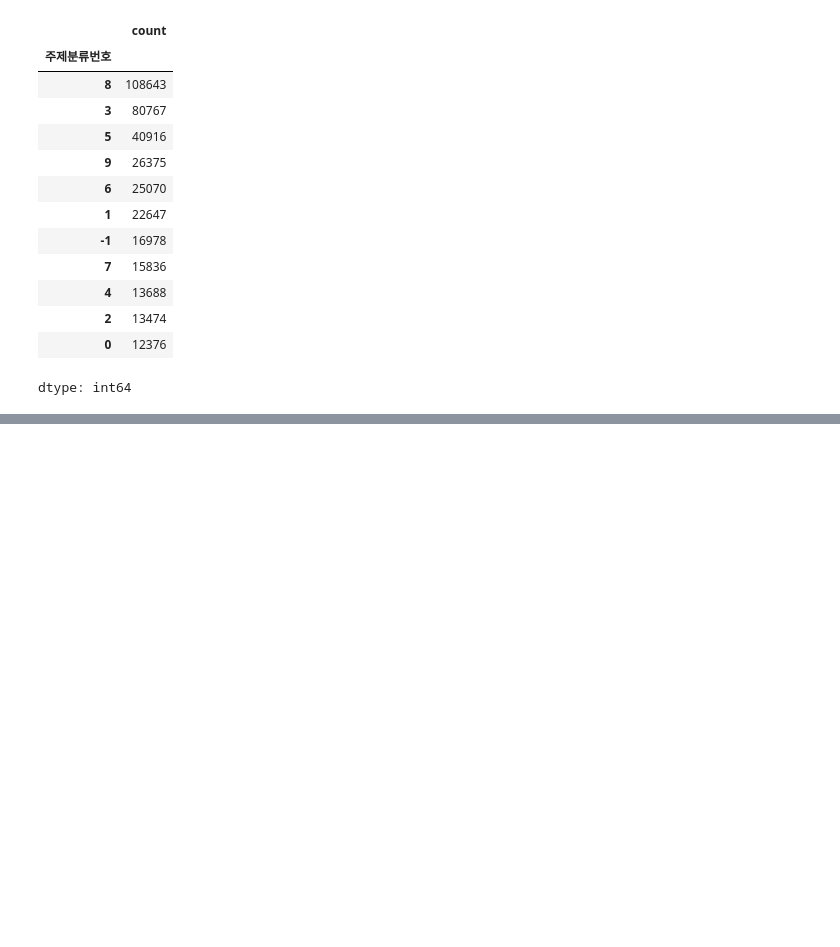
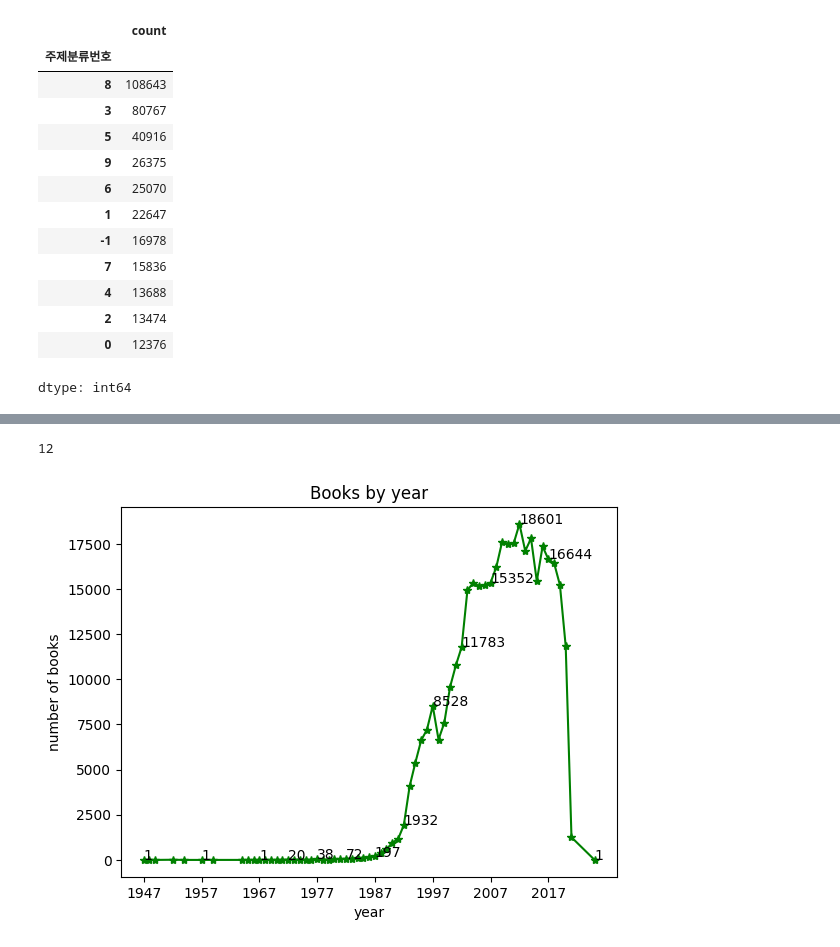
Before and after one commit to seha111111/data_anal, a Jupyter notebook: ch05_line.ipynb, the cells around one changed output, grey strips where cells are left out. Cells and saved outputs as stored; diff of their text form; code cells hidden in the pictures; blank space fills up the shorter version.

```diff
--- a/ch05_line.ipynb
+++ b/ch05_line.ipynb
@@ -105,0 +254,23 @@ dtype: int64
+# %%
+ns_book7["주제분류번호"].dropna().astype(str).str.len().max()
+# %% [output]
+12
+# %%
+# plot() - 선 그래프
+# plt.plot(count_by_year.index, count_by_year.values) # 기본 선 그래프
+# marker="." : 없음 -> ., linestyle=":" : 실선 -> 점선, color="색상" : 색상이름, 색상표 16진수
+# plt.plot(count_by_year, marker=".", linestyle=":", color="red")
+# linestyle - 기본은 실선 "-", 점선 ":"
+plt.plot(count_by_year, "*-g")
+plt.title("Books by year")
+plt.xlabel("year")
+plt.ylabel("number of books")
+plt.xticks(range(1947, 2025, 10))
+# count_by_year[::5] - 부분 데이터 프레임 시작:끝:step - 시작부분 맨 처음이면 생략, 끝부분이 맨 마지막이면 생략한다.
+# ::5 - 5 개를 건너 띄어서 표시
+for idx, val in count_by_year[::5].items():
+  # annotate(데이터, (위치)) - 그래프 안에 값을 표시할 때 사용 함수
+  plt.annotate(val, (idx, val))
+plt.show()
+# %% [output]
+[figure, added]
```
Also changed, not shown: parts of 17 cells of this notebook.
